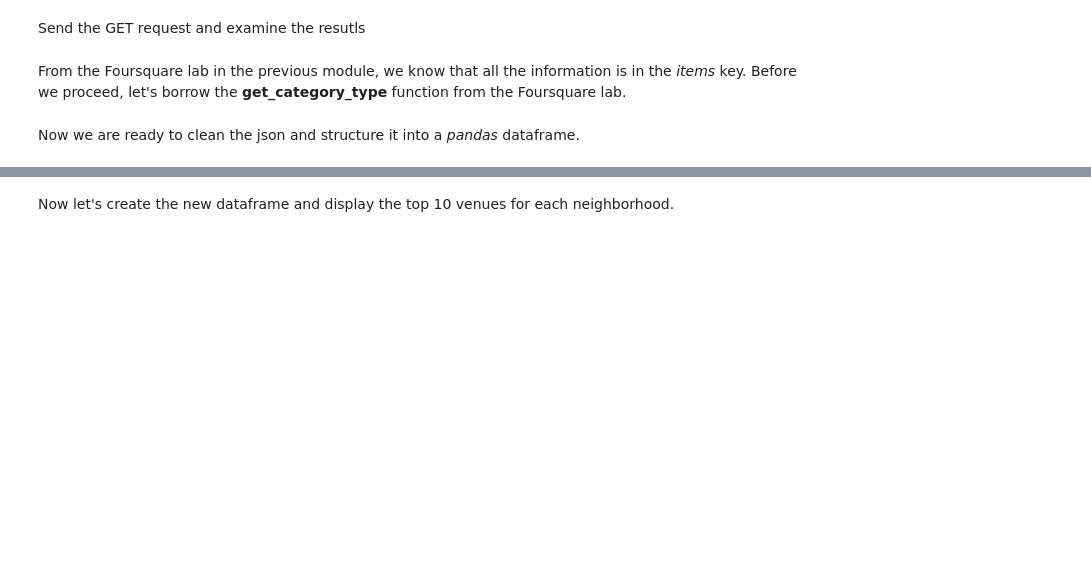
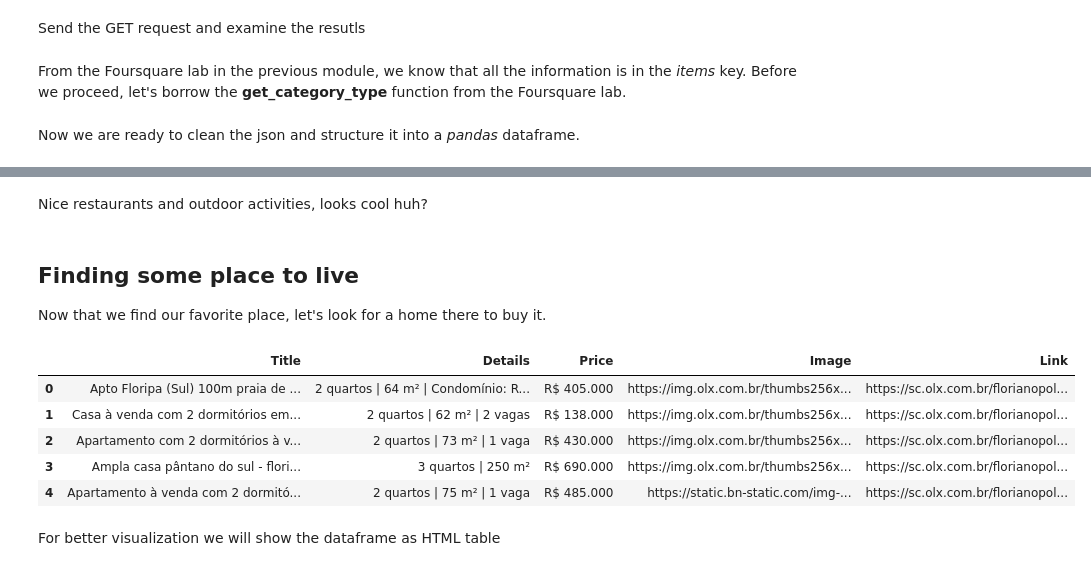
Before and after one commit to mourodrigo/dataScienceCapstone, a Jupyter notebook: The_Battle_of_Neighborhoods.ipynb, the cells around one changed output, grey strips where cells are left out. Saved outputs shown, nothing was run; the diff lists cells and outputs as text; code cells hidden in the pictures; blank space fills up the shorter version.

```diff
--- a/The_Battle_of_Neighborhoods.ipynb
+++ b/The_Battle_of_Neighborhoods.ipynb
@@ -663,2 +437,0 @@ def return_most_common_venues(row, num_top_venues):
-# %% [markdown]
-Now let's create the new dataframe and display the top 10 venues for each neighborhood.
@@ -685,0 +438,53 @@ neighborhoods_venues_sorted.head()
+# %% [markdown]
+Nice restaurants and outdoor activities, looks cool huh?
+# %% [markdown]
+## Finding some place to live
+Now that we find our favorite place, let's look for a home there to buy it.
+# %%
+import unicodedata #used to normalization of accents
+
+# normalizes and replaces" " to "-" on the name
+winnerNormalizedName = unicodedata.normalize('NFKD', winner.index[0].replace(" ", "-")).encode('ascii','ignore')
+winnerNormalizedName = str(winnerNormalizedName).replace("b'","").replace("'","").lower()
+
+# making a request to a website looking for real state ads
+requestURL = 'https://sc.olx.com.br/florianopolis-e-regiao/sul/'+winnerNormalizedName+'/imoveis/venda'
+
+request = requests.get(requestURL)
+soup = bs(request.text, 'html.parser')
+
+# start the scraping on the parsed HTML
+ads = soup.findAll("a",class_="OLXad-list-link")
+
+# define the dataframe columns
+placesToLive = pd.DataFrame(columns=['Title','Details', 'Price', 'Image', 'Link'])
+
+#creating a function to remove text tags
+def cleanText(text):
+  return text.replace("\t", "").replace("\n", "")
+
+# loop and scrap each ad
+for ad in ads:
+  title = ad.find("h2",class_="OLXad-list-title").find(text=True)
+  img = ad.find("img",class_="image")['src']
+  details = ad.find("p",class_="text detail-specific").find(text=True)
+  price = ad.find("p",class_="OLXad-list-price").find(text=True)
+  href = ad['href']
+  row = {'Title': cleanText(title),
+                        'Details': cleanText(details),
+                        'Price': price,
+                        'Link': href,
+                        'Image': img}
+  #add to dataframe
+  placesToLive = placesToLive.append(row,ignore_index=True)
+
+placesToLive.head()
+# %% [output]
+|  | Title | Details | Price | Image | Link |
+| 0 | Apto Floripa (Sul) 100m praia de ... | 2 quartos | 64 m² | Condomínio: R... | R$ 405.000 | https://img.olx.com.br/thumbs256x... | https://sc.olx.com.br/florianopol... |
+| 1 | Casa à venda com 2 dormitórios em... | 2 quartos | 62 m² | 2 vagas | R$ 138.000 | https://img.olx.com.br/thumbs256x... | https://sc.olx.com.br/florianopol... |
+| 2 | Apartamento com 2 dormitórios à v... | 2 quartos | 73 m² | 1 vaga | R$ 430.000 | https://img.olx.com.br/thumbs256x... | https://sc.olx.com.br/florianopol... |
+| 3 | Ampla casa pântano do sul - flori... | 3 quartos | 250 m² | R$ 690.000 | https://img.olx.com.br/thumbs256x... | https://sc.olx.com.br/florianopol... |
+| 4 | Apartamento à venda com 2 dormitó... | 2 quartos | 75 m² | 1 vaga | R$ 485.000 | https://static.bn-static.com/img-... | https://sc.olx.com.br/florianopol... |
+# %% [markdown]
+For better visualization we will show the dataframe as HTML table
```
Also changed, not shown: parts of 117 cells of this notebook.
